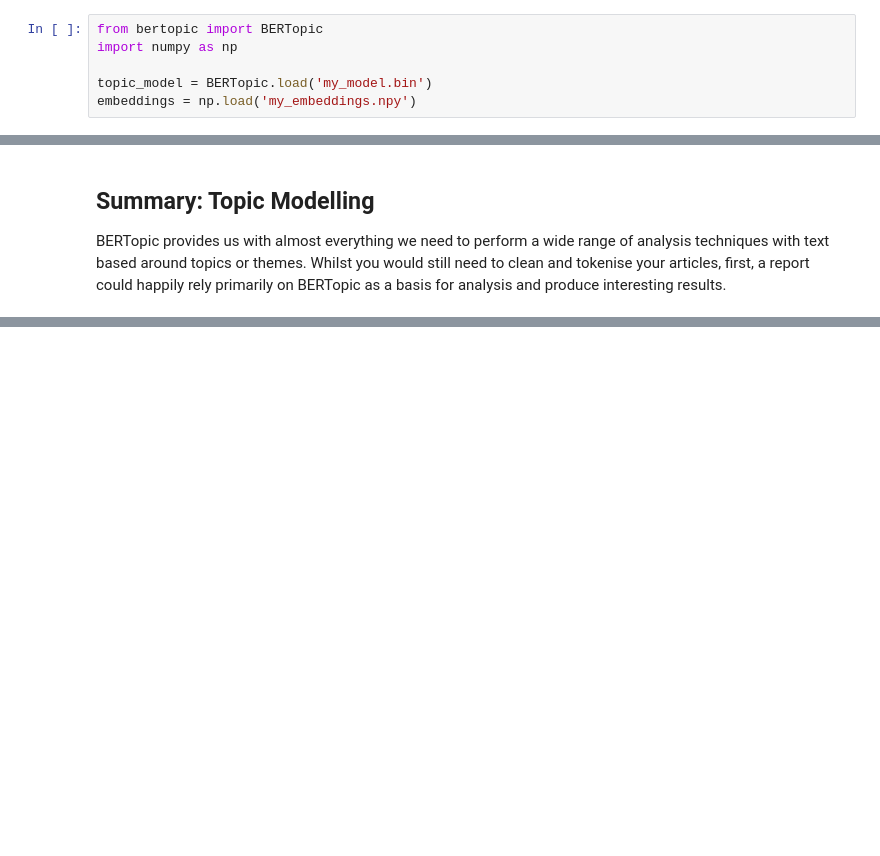
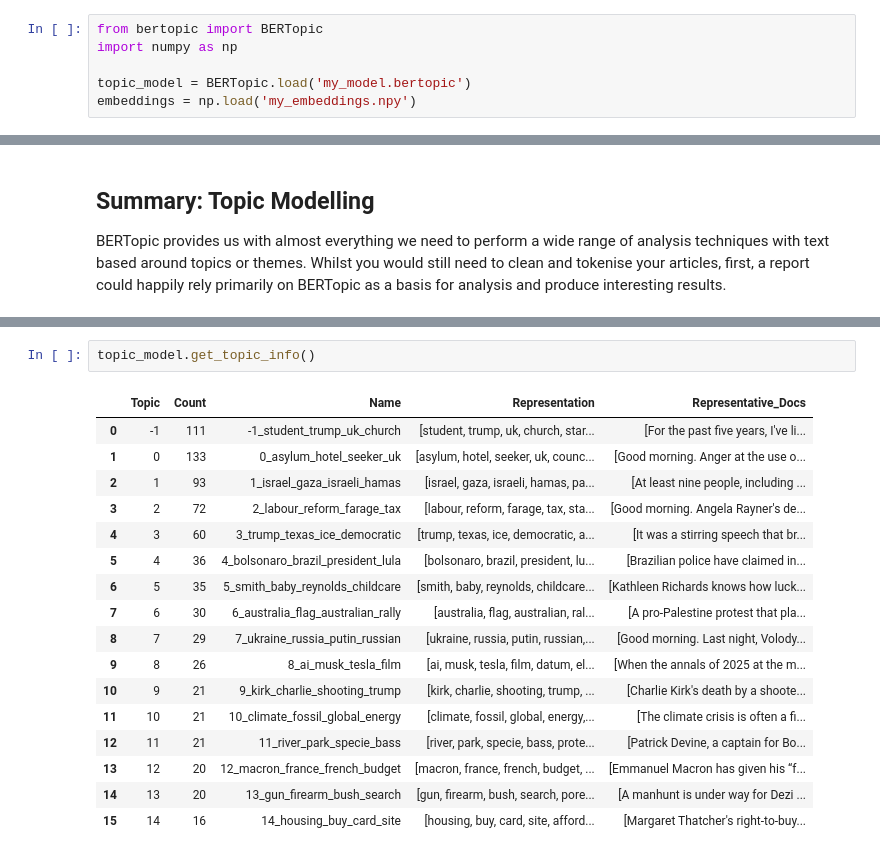
Before and after one commit to Minyall/sc290_materials, a Jupyter notebook: 4_topic_modelling/4_topic_modelling.ipynb, the cells around one changed output, grey strips where cells are left out. Cells and saved outputs as stored; diff of their text form; blank space fills up the shorter version.

Commit message:
Update topic modelling to include min topic size

```diff
--- a/4_topic_modelling/4_topic_modelling.ipynb
+++ b/4_topic_modelling/4_topic_modelling.ipynb
@@ -351,7 +396,7 @@ To load it back in again, if you have a new Colab session make sure to upload `m
 from bertopic import BERTopic
 import numpy as np
 
-topic_model = BERTopic.load('my_model.bin')
+topic_model = BERTopic.load('my_model.bertopic')
 embeddings = np.load('my_embeddings.npy')
 # %% [markdown]
 ## Exporting Analysis for use in your report
@@ -399,0 +492,20 @@ BERTopic provides us with almost everything we need to perform a wide range of a
+# %%
+topic_model.get_topic_info()
+# %% [output]
+|  | Topic | Count | Name | Representation | Representative_Docs |
+| 0 | -1 | 111 | -1_student_trump_uk_church | [student, trump, uk, church, star... | [For the past five years, I've li... |
+| 1 | 0 | 133 | 0_asylum_hotel_seeker_uk | [asylum, hotel, seeker, uk, counc... | [Good morning. Anger at the use o... |
+| 2 | 1 | 93 | 1_israel_gaza_israeli_hamas | [israel, gaza, israeli, hamas, pa... | [At least nine people, including ... |
+| 3 | 2 | 72 | 2_labour_reform_farage_tax | [labour, reform, farage, tax, sta... | [Good morning. Angela Rayner's de... |
+| 4 | 3 | 60 | 3_trump_texas_ice_democratic | [trump, texas, ice, democratic, a... | [It was a stirring speech that br... |
+| 5 | 4 | 36 | 4_bolsonaro_brazil_president_lula | [bolsonaro, brazil, president, lu... | [Brazilian police have claimed in... |
+| 6 | 5 | 35 | 5_smith_baby_reynolds_childcare | [smith, baby, reynolds, childcare... | [Kathleen Richards knows how luck... |
+| 7 | 6 | 30 | 6_australia_flag_australian_rally | [australia, flag, australian, ral... | [A pro-Palestine protest that pla... |
+| 8 | 7 | 29 | 7_ukraine_russia_putin_russian | [ukraine, russia, putin, russian,... | [Good morning. Last night, Volody... |
+| 9 | 8 | 26 | 8_ai_musk_tesla_film | [ai, musk, tesla, film, datum, el... | [When the annals of 2025 at the m... |
+| 10 | 9 | 21 | 9_kirk_charlie_shooting_trump | [kirk, charlie, shooting, trump, ... | [Charlie Kirk's death by a shoote... |
+| 11 | 10 | 21 | 10_climate_fossil_global_energy | [climate, fossil, global, energy,... | [The climate crisis is often a fi... |
+| 12 | 11 | 21 | 11_river_park_specie_bass | [river, park, specie, bass, prote... | [Patrick Devine, a captain for Bo... |
+| 13 | 12 | 20 | 12_macron_france_french_budget | [macron, france, french, budget, ... | [Emmanuel Macron has given his “f... |
+| 14 | 13 | 20 | 13_gun_firearm_bush_search | [gun, firearm, bush, search, pore... | [A manhunt is under way for Dezi ... |
+| 15 | 14 | 16 | 14_housing_buy_card_site | [housing, buy, card, site, afford... | [Margaret Thatcher's right-to-buy... |
```
Also changed, not shown: parts of 8 cells of this notebook, 1 other file.
